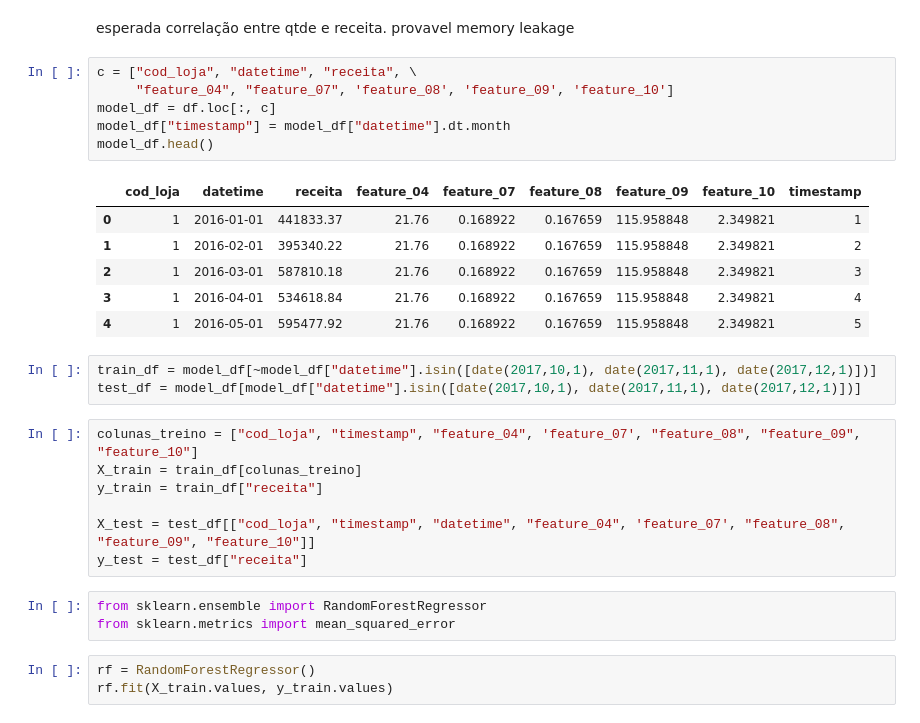
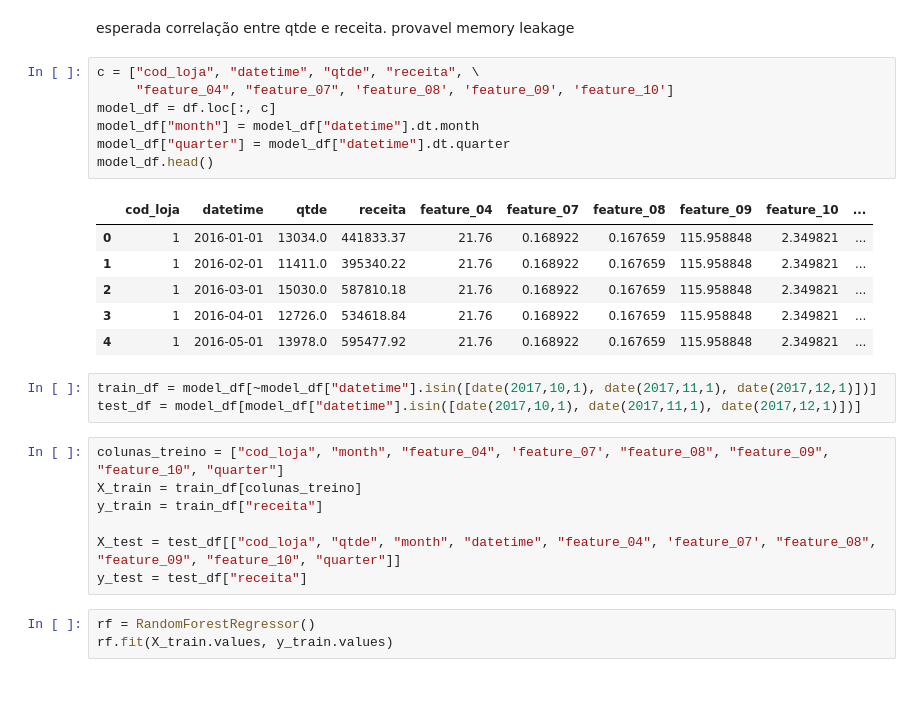
Before and after one commit to BeeData-USP/usp-vs-ufmg, a Jupyter notebook: zurita/Lojas.ipynb, the cells around one changed output. Drawn from its saved outputs; the diff is of its cells as text; blank space fills up the shorter version.

```diff
--- a/zurita/Lojas.ipynb
+++ b/zurita/Lojas.ipynb
@@ -307,31 +309,29 @@ array([[1.        , 0.98289615],
 # %% [markdown]
 esperada correlação entre qtde e receita. provavel memory leakage
 # %%
-c = ["cod_loja", "datetime", "receita", \
+c = ["cod_loja", "datetime", "qtde", "receita", \
      "feature_04", "feature_07", 'feature_08', 'feature_09', 'feature_10']
 model_df = df.loc[:, c]
-model_df["timestamp"] = model_df["datetime"].dt.month
+model_df["month"] = model_df["datetime"].dt.month
+model_df["quarter"] = model_df["datetime"].dt.quarter
 model_df.head()
 # %% [output]
-|  | cod_loja | datetime | receita | feature_04 | feature_07 | feature_08 | feature_09 | feature_10 | timestamp |
-| 0 | 1 | 2016-01-01 | 441833.37 | 21.76 | 0.168922 | 0.167659 | 115.958848 | 2.349821 | 1 |
-| 1 | 1 | 2016-02-01 | 395340.22 | 21.76 | 0.168922 | 0.167659 | 115.958848 | 2.349821 | 2 |
-| 2 | 1 | 2016-03-01 | 587810.18 | 21.76 | 0.168922 | 0.167659 | 115.958848 | 2.349821 | 3 |
-| 3 | 1 | 2016-04-01 | 534618.84 | 21.76 | 0.168922 | 0.167659 | 115.958848 | 2.349821 | 4 |
-| 4 | 1 | 2016-05-01 | 595477.92 | 21.76 | 0.168922 | 0.167659 | 115.958848 | 2.349821 | 5 |
+|  | cod_loja | datetime | qtde | receita | feature_04 | feature_07 | feature_08 | feature_09 | feature_10 | ... |
+| 0 | 1 | 2016-01-01 | 13034.0 | 441833.37 | 21.76 | 0.168922 | 0.167659 | 115.958848 | 2.349821 | ... |
+| 1 | 1 | 2016-02-01 | 11411.0 | 395340.22 | 21.76 | 0.168922 | 0.167659 | 115.958848 | 2.349821 | ... |
+| 2 | 1 | 2016-03-01 | 15030.0 | 587810.18 | 21.76 | 0.168922 | 0.167659 | 115.958848 | 2.349821 | ... |
+| 3 | 1 | 2016-04-01 | 12726.0 | 534618.84 | 21.76 | 0.168922 | 0.167659 | 115.958848 | 2.349821 | ... |
+| 4 | 1 | 2016-05-01 | 13978.0 | 595477.92 | 21.76 | 0.168922 | 0.167659 | 115.958848 | 2.349821 | ... |
 # %%
 train_df = model_df[~model_df["datetime"].isin([date(2017,10,1), date(2017,11,1), date(2017,12,1)])]
 test_df = model_df[model_df["datetime"].isin([date(2017,10,1), date(2017,11,1), date(2017,12,1)])]
 # %%
-colunas_treino = ["cod_loja", "timestamp", "feature_04", 'feature_07', "feature_08", "feature_09", "feature_10"]
+colunas_treino = ["cod_loja", "month", "feature_04", 'feature_07', "feature_08", "feature_09", "feature_10", "quarter"]
 X_train = train_df[colunas_treino]
 y_train = train_df["receita"]
 
-X_test = test_df[["cod_loja", "timestamp", "datetime", "feature_04", 'feature_07', "feature_08", "feature_09", "feature_10"]]
+X_test = test_df[["cod_loja", "qtde", "month", "datetime", "feature_04", 'feature_07', "feature_08", "feature_09", "feature_10", "quarter"]]
 y_test = test_df["receita"]
-# %%
-from sklearn.ensemble import RandomForestRegressor
-from sklearn.metrics import mean_squared_error
 # %%
 rf = RandomForestRegressor()
 rf.fit(X_train.values, y_train.values)
```
Also changed, not shown: parts of 9 cells of this notebook.
